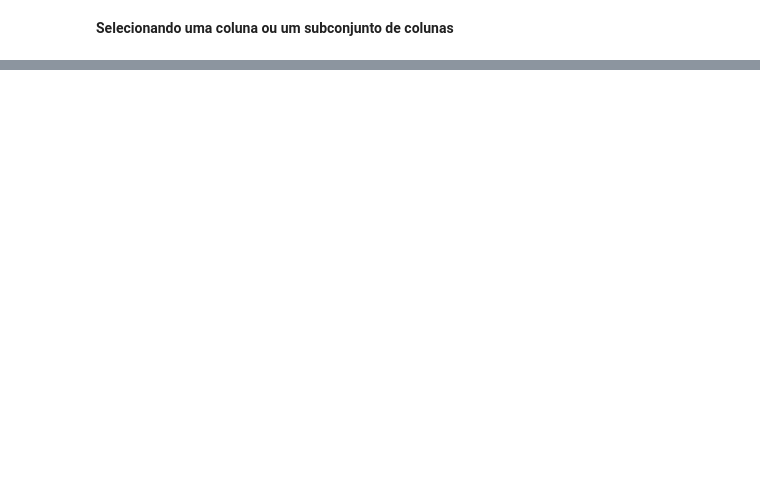
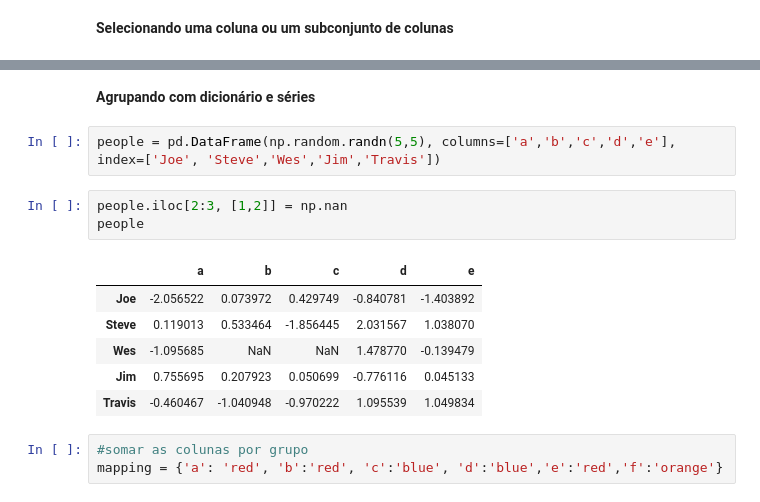
Before and after one commit to anicelysantos/-book-Python-para-Analise-de-dados, a Jupyter notebook: agregacao_operacao.ipynb, the cells around one changed output, grey strips where cells are left out. Cells and saved outputs as stored; diff of their text form; blank space fills up the shorter version.

```diff
--- a/agregacao_operacao.ipynb
+++ b/agregacao_operacao.ipynb
@@ -156,0 +180,17 @@ object
+# %% [markdown]
+**Agrupando com dicionário e séries**
+# %%
+people = pd.DataFrame(np.random.randn(5,5), columns=['a','b','c','d','e'], index=['Joe', 'Steve','Wes','Jim','Travis'])
+# %%
+people.iloc[2:3, [1,2]] = np.nan
+people
+# %% [output]
+|  | a | b | c | d | e |
+| Joe | -2.056522 | 0.073972 | 0.429749 | -0.840781 | -1.403892 |
+| Steve | 0.119013 | 0.533464 | -1.856445 | 2.031567 | 1.038070 |
+| Wes | -1.095685 | NaN | NaN | 1.478770 | -0.139479 |
+| Jim | 0.755695 | 0.207923 | 0.050699 | -0.776116 | 0.045133 |
+| Travis | -0.460467 | -1.040948 | -0.970222 | 1.095539 | 1.049834 |
+# %%
+#somar as colunas por grupo
+mapping = {'a': 'red', 'b':'red', 'c':'blue', 'd':'blue','e':'red','f':'orange'}
```
Also changed, not shown: parts of 24 cells of this notebook.
